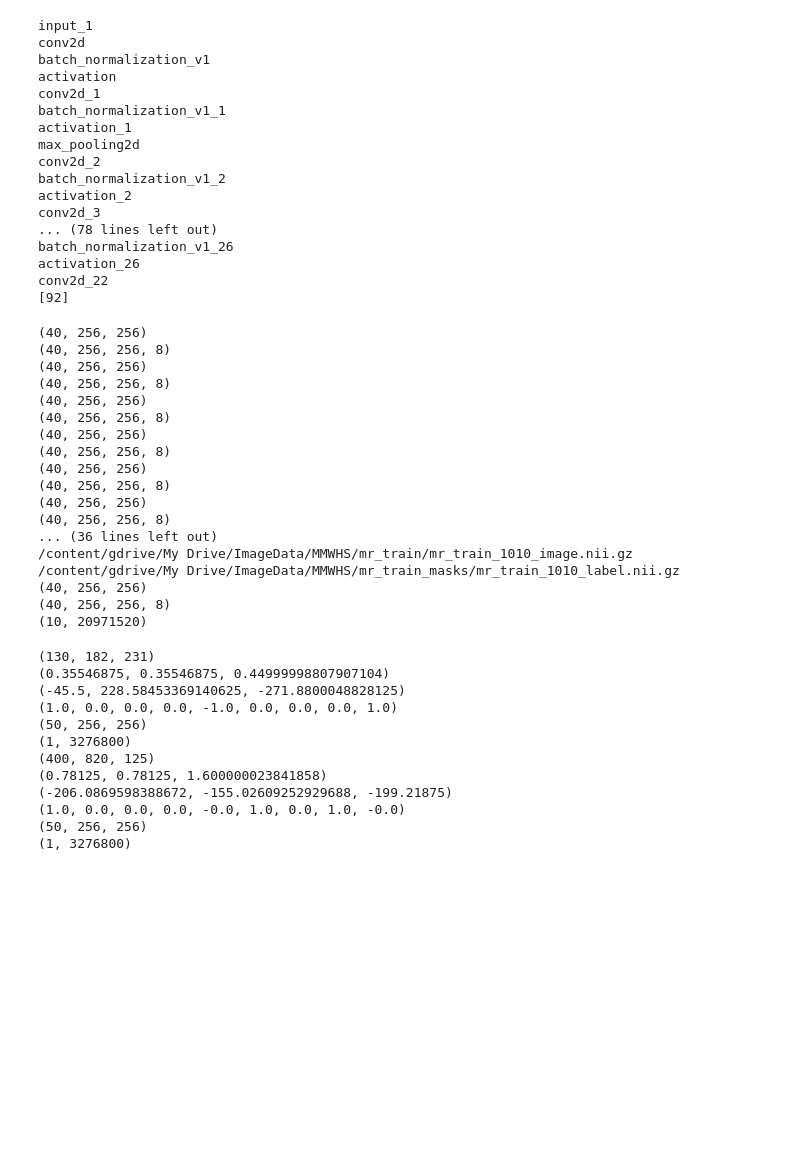
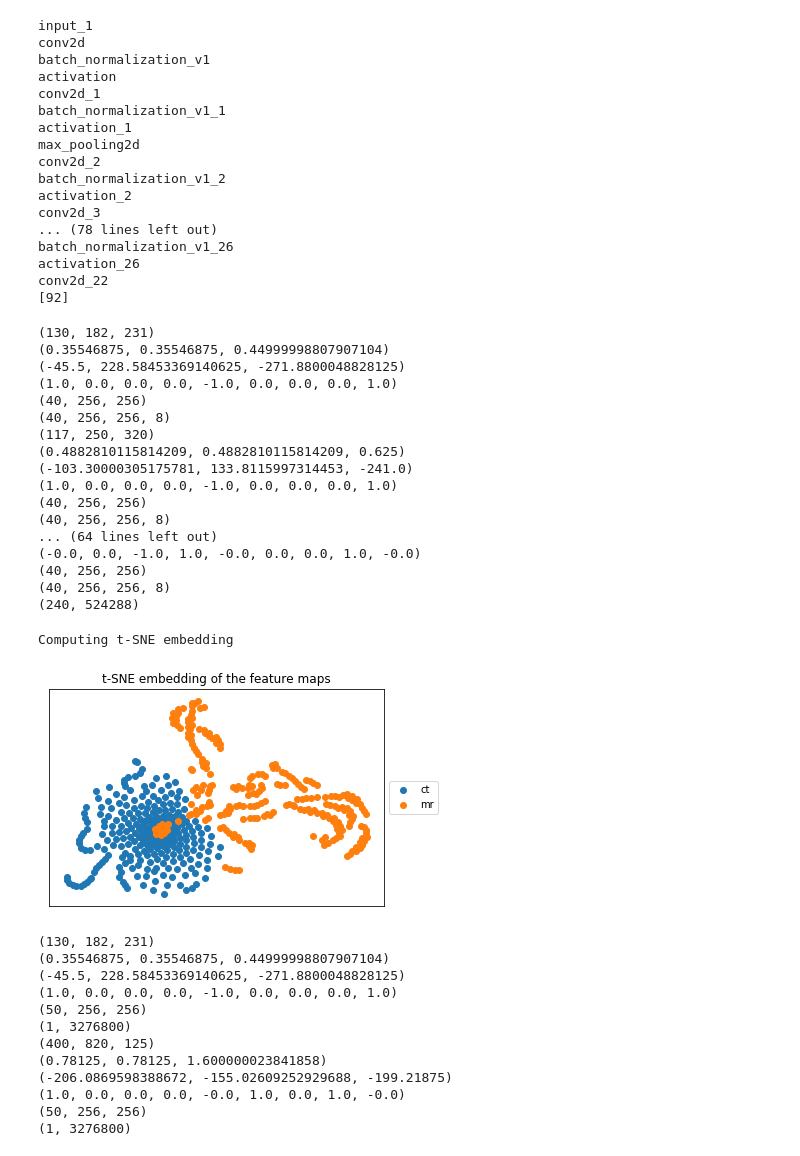
Before and after one commit to fkong7/Auto-LV-Modeling, a Jupyter notebook: Layer_visualization.ipynb, the cells around one changed output. Saved outputs shown, nothing was run; the diff lists cells and outputs as text; code cells hidden in the pictures; blank space fills up the shorter version.

```diff
--- a/Layer_visualization.ipynb
+++ b/Layer_visualization.ipynb
@@ -393,44 +411,61 @@ activation_26
 conv2d_22
 [92]
 # %%
-num = 10
+num = 6
 outputs_ct = []
 for i in range(num):
-  features = croppedImage(x_train_filenames_ct[i], y_train_filenames_ct[i], modality[0], 0, 40)
+  features,_ = croppedImage(x_train_filenames_ct[i], y_train_filenames_ct[i], modality[0], 0, 40)
   print(features.shape)
   layer_output = get_all_layer_outputs([np.expand_dims(features, axis=-1)])
   print(layer_output[0].shape)
   outputs_ct.append(layer_output[0].flatten())
-outputs_ct = np.array(outputs_ct)
+outputs_ct = np.array(outputs_ct).reshape(num*layer_output[0].shape[0], np.prod(layer_output[0].shape[1:]))
 print(outputs_ct.shape)
 outputs_mr = []
 for i in range(num):
   print(x_train_filenames_mr[i], y_train_filenames_mr[i])
-  features = croppedImage(x_train_filenames_mr[i], y_train_filenames_mr[i], modality[1], 0, 40)
+  features,_ = croppedImage(x_train_filenames_mr[i], y_train_filenames_mr[i], modality[1], 0, 40)
   print(features.shape)
   layer_output = get_all_layer_outputs([np.expand_dims(features, axis=-1)])
   print(layer_output[0].shape)
   outputs_mr.append(layer_output[0].flatten())
-outputs_mr = np.array(outputs_mr)
+outputs_mr = np.array(outputs_mr).reshape(num*layer_output[0].shape[0], np.prod(layer_output[0].shape[1:]))
 print(outputs_mr.shape)
 # %% [output]
+(130, 182, 231)
+(0.35546875, 0.35546875, 0.44999998807907104)
+(-45.5, 228.58453369140625, -271.8800048828125)
+(1.0, 0.0, 0.0, 0.0, -1.0, 0.0, 0.0, 0.0, 1.0)
 (40, 256, 256)
 (40, 256, 256, 8)
+(117, 250, 320)
+(0.4882810115814209, 0.4882810115814209, 0.625)
+(-103.30000305175781, 133.8115997314453, -241.0)
+(1.0, 0.0, 0.0, 0.0, -1.0, 0.0, 0.0, 0.0, 1.0)
 (40, 256, 256)
 (40, 256, 256, 8)
+... (64 lines left out)
+(-0.0, 0.0, -1.0, 1.0, -0.0, 0.0, 0.0, 1.0, -0.0)
 (40, 256, 256)
 (40, 256, 256, 8)
-(40, 256, 256)
-(40, 256, 256, 8)
-(40, 256, 256)
-(40, 256, 256, 8)
-(40, 256, 256)
-(40, 256, 256, 8)
-... (36 lines left out)
-/content/gdrive/My Drive/ImageData/MMWHS/mr_train/mr_train_1010_image.nii.gz /content/gdrive/My Drive/ImageData/MMWHS/mr_train_masks/mr_train_1010_label.nii.gz
-(40, 256, 256)
-(40, 256, 256, 8)
-(10, 20971520)
+(240, 524288)
+# %%
+from sklearn import manifold
+#----------------------------------------------------------------------
+# t-SNE embedding of the digits dataset
+print("Computing t-SNE embedding")
+tsne = manifold.TSNE(n_components=2, init='pca', random_state=0)
+X_tsne = tsne.fit_transform(np.concatenate((outputs_ct, outputs_mr)))
+# %% [output]
+Computing t-SNE embedding
+# %%
+
+plot_embedding(X_tsne, np.array([np.zeros(num*layer_output[0].shape[0]), np.ones(num*layer_output[0].shape[0])]).flatten(),
+               "t-SNE embedding of the feature maps")
+
+plt.show()
+# %% [output]
+[figure, added]
 # %%
 # mask
 num = 1
```
Also changed, not shown: parts of 32 cells of this notebook, 2 other files.
